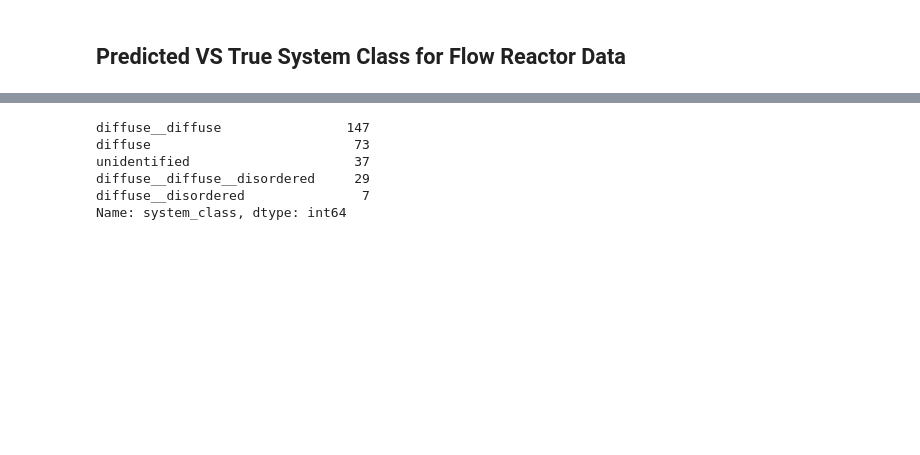
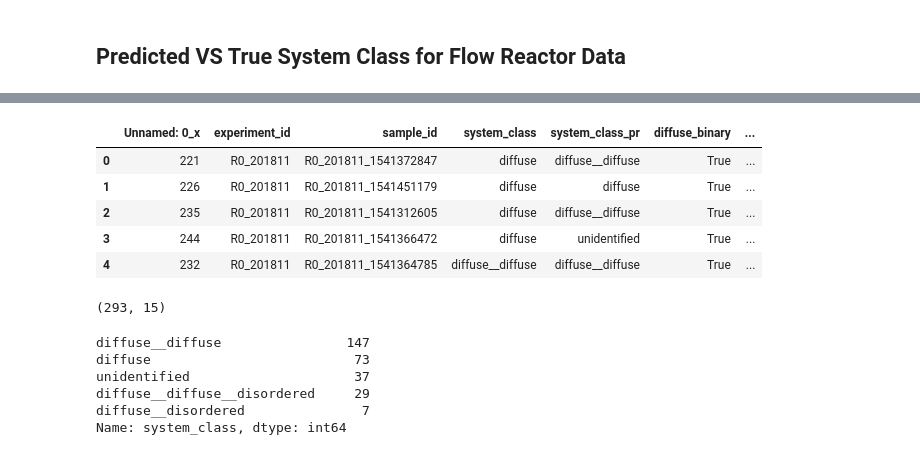
Before and after one commit to Katy-katy/figures_for_xrsdkit, a Jupyter notebook: Predicted_System_class_VS_true_System_class.ipynb, the cells around one changed output, grey strips where cells are left out. Drawn from its saved outputs; the diff is of its cells as text; code cells hidden in the pictures; blank space fills up the shorter version.

```diff
--- a/Predicted_System_class_VS_true_System_class.ipynb
+++ b/Predicted_System_class_VS_true_System_class.ipynb
@@ -25,3 +15,20 @@ data.head()
+# %%
+data_ind = pandas.read_csv("dataset_index.csv")
+data = pandas.read_csv("main_classifier_results.csv")
+data = data.merge(data_ind, left_on='sample_id', right_on='sample_id')
+data = data.rename(columns={'experiment_id_x': 'experiment_id'})
+data.head()
+# %% [output]
+|  | Unnamed: 0_x | experiment_id | sample_id | system_class | system_class_pr | diffuse_binary | ... |
+| 0 | 221 | R0_201811 | R0_201811_1541372847 | diffuse | diffuse__diffuse | True | ... |
+| 1 | 226 | R0_201811 | R0_201811_1541451179 | diffuse | diffuse | True | ... |
+| 2 | 235 | R0_201811 | R0_201811_1541312605 | diffuse | diffuse__diffuse | True | ... |
+| 3 | 244 | R0_201811 | R0_201811_1541366472 | diffuse | unidentified | True | ... |
+| 4 | 232 | R0_201811 | R0_201811_1541364785 | diffuse__diffuse | diffuse__diffuse | True | ... |
+# %%
+data.shape
+# %% [output]
+(293, 15)
 # %%
 data.system_class.value_counts()
 # %% [output]
```
Also changed, not shown: parts of 7 cells of this notebook, 2 other files.
